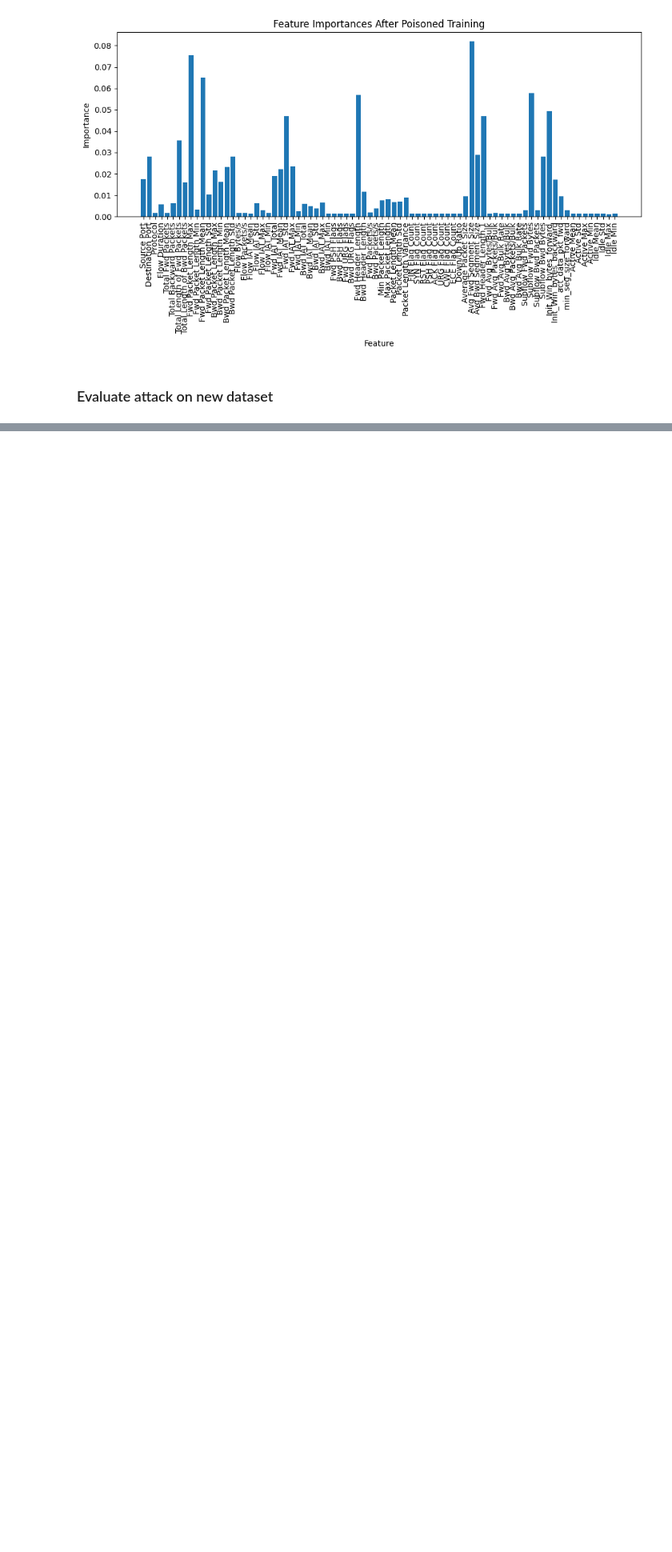
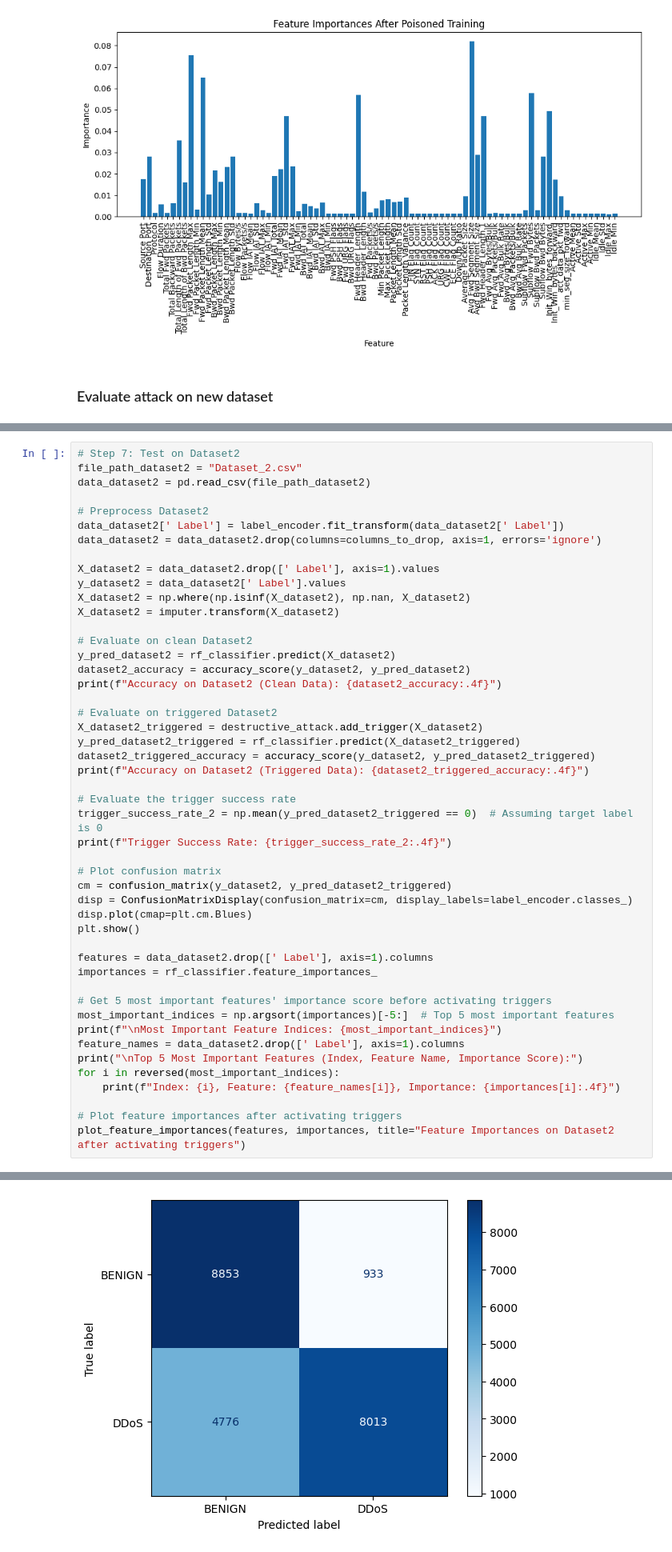
Before and after one commit to Picard4/SOEN-321-Project, a Jupyter notebook: Training_v4.ipynb, the cells around one changed output, grey strips where cells are left out. Shown at 80% size. Cells and saved outputs as stored; diff of their text form; blank space fills up the shorter version.

```diff
--- a/Training_v4.ipynb
+++ b/Training_v4.ipynb
@@ -340,0 +425,49 @@ Index: 36, Feature:  Fwd Header Length, Importance: 0.0569
+# %%
+# Step 7: Test on Dataset2
+file_path_dataset2 = "Dataset_2.csv"
+data_dataset2 = pd.read_csv(file_path_dataset2)
+
+# Preprocess Dataset2
+data_dataset2[' Label'] = label_encoder.fit_transform(data_dataset2[' Label'])
+data_dataset2 = data_dataset2.drop(columns=columns_to_drop, axis=1, errors='ignore')
+
+X_dataset2 = data_dataset2.drop([' Label'], axis=1).values
+y_dataset2 = data_dataset2[' Label'].values
+X_dataset2 = np.where(np.isinf(X_dataset2), np.nan, X_dataset2)
+X_dataset2 = imputer.transform(X_dataset2)
+
+# Evaluate on clean Dataset2
+y_pred_dataset2 = rf_classifier.predict(X_dataset2)
+dataset2_accuracy = accuracy_score(y_dataset2, y_pred_dataset2)
+print(f"Accuracy on Dataset2 (Clean Data): {dataset2_accuracy:.4f}")
+
+# Evaluate on triggered Dataset2
+X_dataset2_triggered = destructive_attack.add_trigger(X_dataset2)
+y_pred_dataset2_triggered = rf_classifier.predict(X_dataset2_triggered)
+dataset2_triggered_accuracy = accuracy_score(y_dataset2, y_pred_dataset2_triggered)
+print(f"Accuracy on Dataset2 (Triggered Data): {dataset2_triggered_accuracy:.4f}")
+
+# Evaluate the trigger success rate
+trigger_success_rate_2 = np.mean(y_pred_dataset2_triggered == 0)  # Assuming target label is 0
+print(f"Trigger Success Rate: {trigger_success_rate_2:.4f}")
+
+# Plot confusion matrix
+cm = confusion_matrix(y_dataset2, y_pred_dataset2_triggered)
+disp = ConfusionMatrixDisplay(confusion_matrix=cm, display_labels=label_encoder.classes_)
+disp.plot(cmap=plt.cm.Blues)
+plt.show()
+
+features = data_dataset2.drop([' Label'], axis=1).columns
+importances = rf_classifier.feature_importances_
+
+# Get 5 most important features' importance score before activating triggers
+most_important_indices = np.argsort(importances)[-5:]  # Top 5 most important features
+print(f"\nMost Important Feature Indices: {most_important_indices}")
+feature_names = data_dataset2.drop([' Label'], axis=1).columns
+print("\nTop 5 Most Important Features (Index, Feature Name, Importance Score):")
+for i in reversed(most_important_indices):
+    print(f"Index: {i}, Feature: {feature_names[i]}, Importance: {importances[i]:.4f}")
+
+# Plot feature importances after activating triggers
+plot_feature_importances(features, importances, title="Feature Importances on Dataset2 after activating triggers")
+# %% [output]
@@ -340,0 +477 @@ Index: 36, Feature:  Fwd Header Length, Importance: 0.0569
+[figure, added]
```
Also changed, not shown: parts of 9 cells of this notebook.
